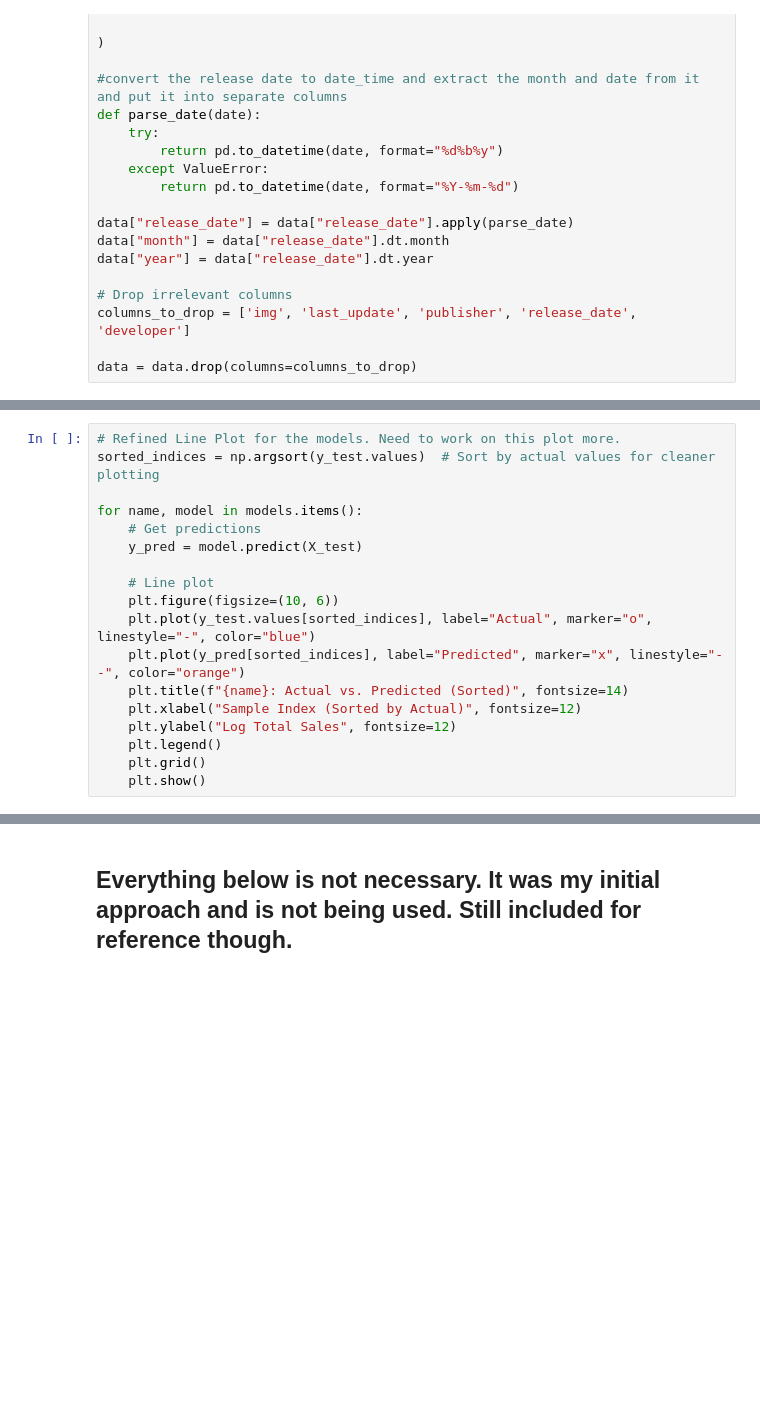
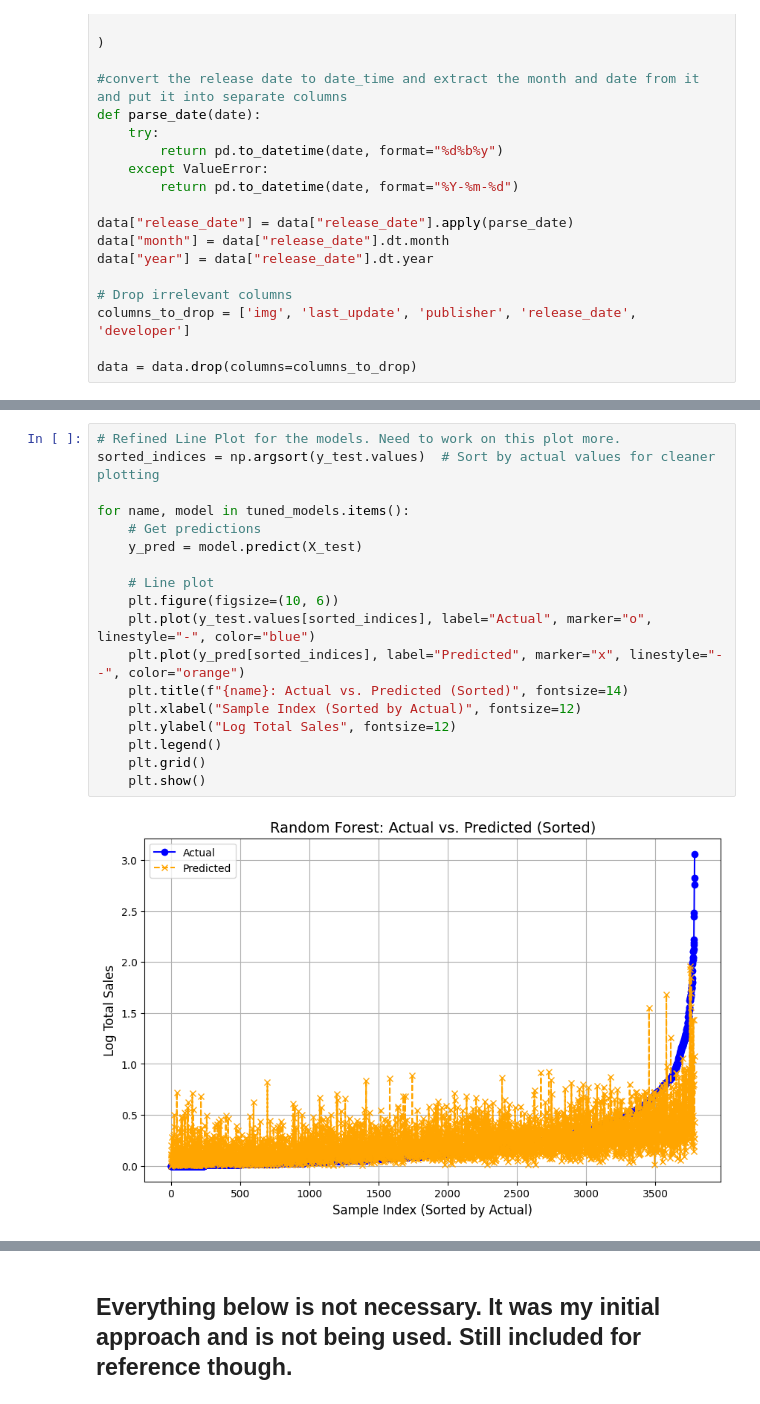
Before and after one commit to Agonzalz/sales_predictor, a Jupyter notebook: sales_predictor.ipynb, the cells around one changed output, grey strips where cells are left out. Saved outputs shown, nothing was run; the diff lists cells and outputs as text; blank space fills up the shorter version.

```diff
--- a/sales_predictor.ipynb
+++ b/sales_predictor.ipynb
@@ -284,18 +387,20 @@ for name, model in models.items():
 # %%
 # Refined Line Plot for the models. Need to work on this plot more.
 sorted_indices = np.argsort(y_test.values)  # Sort by actual values for cleaner plotting
 
-for name, model in models.items():
+for name, model in tuned_models.items():
     # Get predictions
     y_pred = model.predict(X_test)
 
     # Line plot
     plt.figure(figsize=(10, 6))
     plt.plot(y_test.values[sorted_indices], label="Actual", marker="o", linestyle="-", color="blue")
     plt.plot(y_pred[sorted_indices], label="Predicted", marker="x", linestyle="--", color="orange")
     plt.title(f"{name}: Actual vs. Predicted (Sorted)", fontsize=14)
     plt.xlabel("Sample Index (Sorted by Actual)", fontsize=12)
     plt.ylabel("Log Total Sales", fontsize=12)
     plt.legend()
     plt.grid()
     plt.show()
+# %% [output]
+[figure, added]
```
Also changed, not shown: parts of 22 cells of this notebook.
